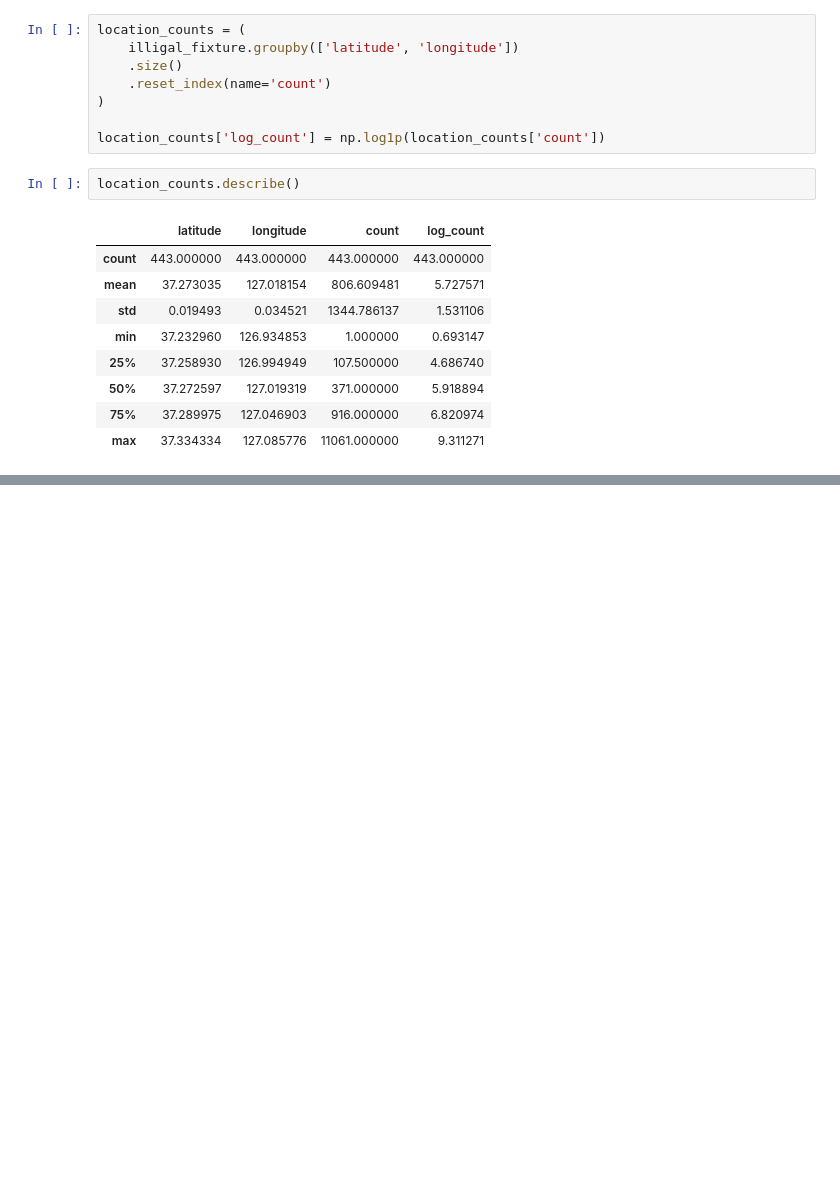
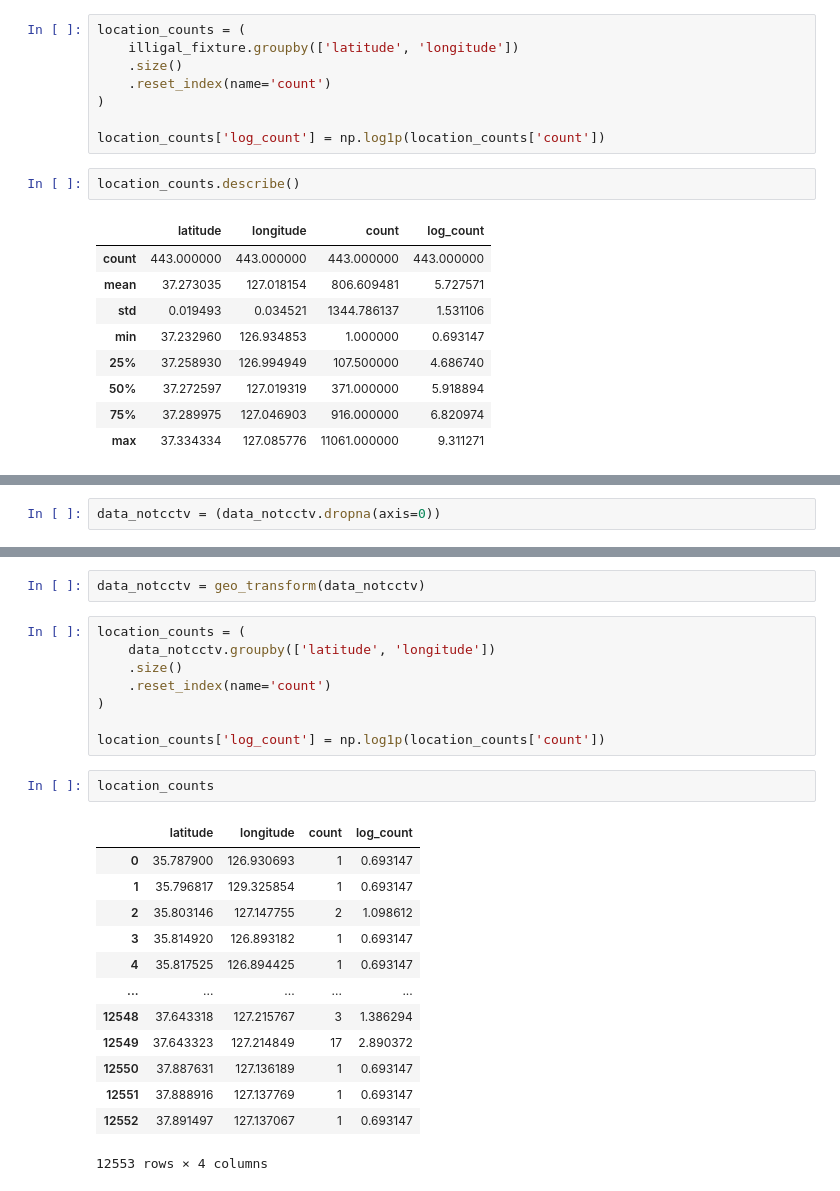
Before and after one commit to HOYUN-Y/Data_projects, a Jupyter notebook: dacon_sri_suwon_data_analysis/주정차단속데이터_시각화.ipynb, the cells around one changed output, grey strips where cells are left out. Saved outputs shown, nothing was run; the diff lists cells and outputs as text; blank space fills up the shorter version.

```diff
--- a/dacon_sri_suwon_data_analysis/주정차단속데이터_시각화.ipynb
+++ b/dacon_sri_suwon_data_analysis/주정차단속데이터_시각화.ipynb
@@ -160,0 +199,2 @@ m
+# %%
+data_notcctv = (data_notcctv.dropna(axis=0))
@@ -160,0 +229,26 @@ m
+# %%
+data_notcctv = geo_transform(data_notcctv)
+# %%
+location_counts = (
+    data_notcctv.groupby(['latitude', 'longitude'])
+    .size()
+    .reset_index(name='count')
+)
+
+location_counts['log_count'] = np.log1p(location_counts['count'])
+# %%
+location_counts
+# %% [output]
+|  | latitude | longitude | count | log_count |
+| 0 | 35.787900 | 126.930693 | 1 | 0.693147 |
+| 1 | 35.796817 | 129.325854 | 1 | 0.693147 |
+| 2 | 35.803146 | 127.147755 | 2 | 1.098612 |
+| 3 | 35.814920 | 126.893182 | 1 | 0.693147 |
+| 4 | 35.817525 | 126.894425 | 1 | 0.693147 |
+| ... | ... | ... | ... | ... |
+| 12548 | 37.643318 | 127.215767 | 3 | 1.386294 |
+| 12549 | 37.643323 | 127.214849 | 17 | 2.890372 |
+| 12550 | 37.887631 | 127.136189 | 1 | 0.693147 |
+| 12551 | 37.888916 | 127.137769 | 1 | 0.693147 |
+| 12552 | 37.891497 | 127.137067 | 1 | 0.693147 |
+12553 rows × 4 columns
```
Also changed, not shown: parts of 12 cells of this notebook, 4 other files.
